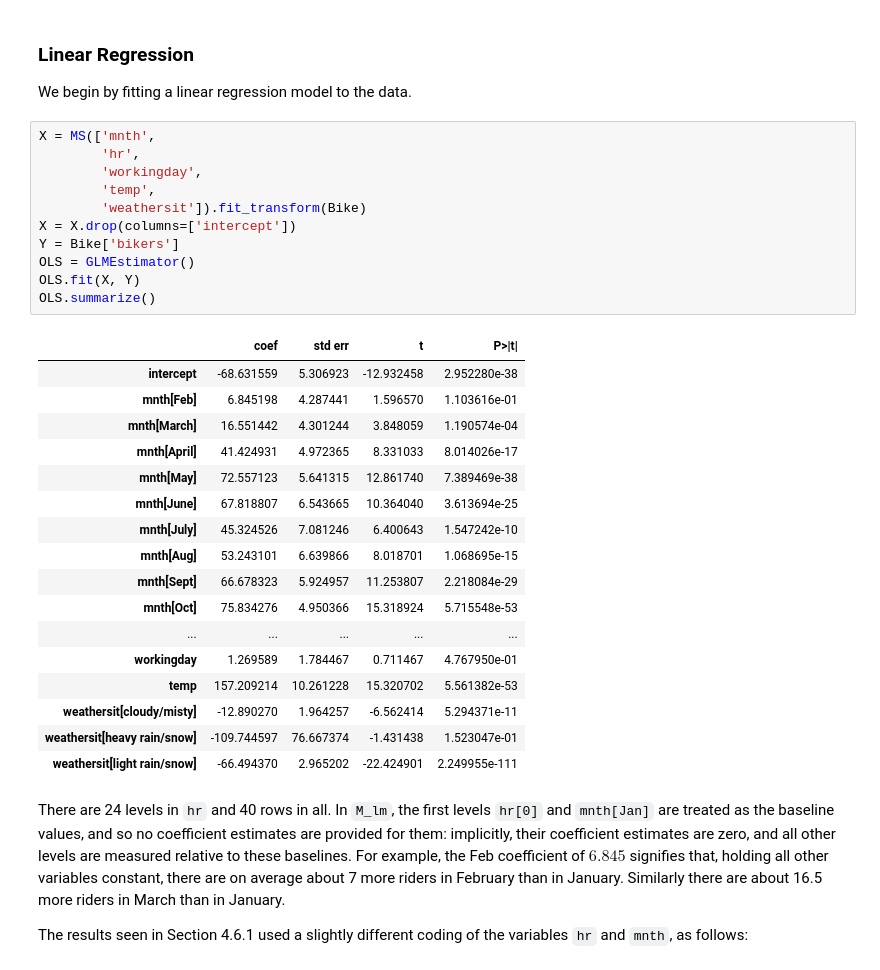
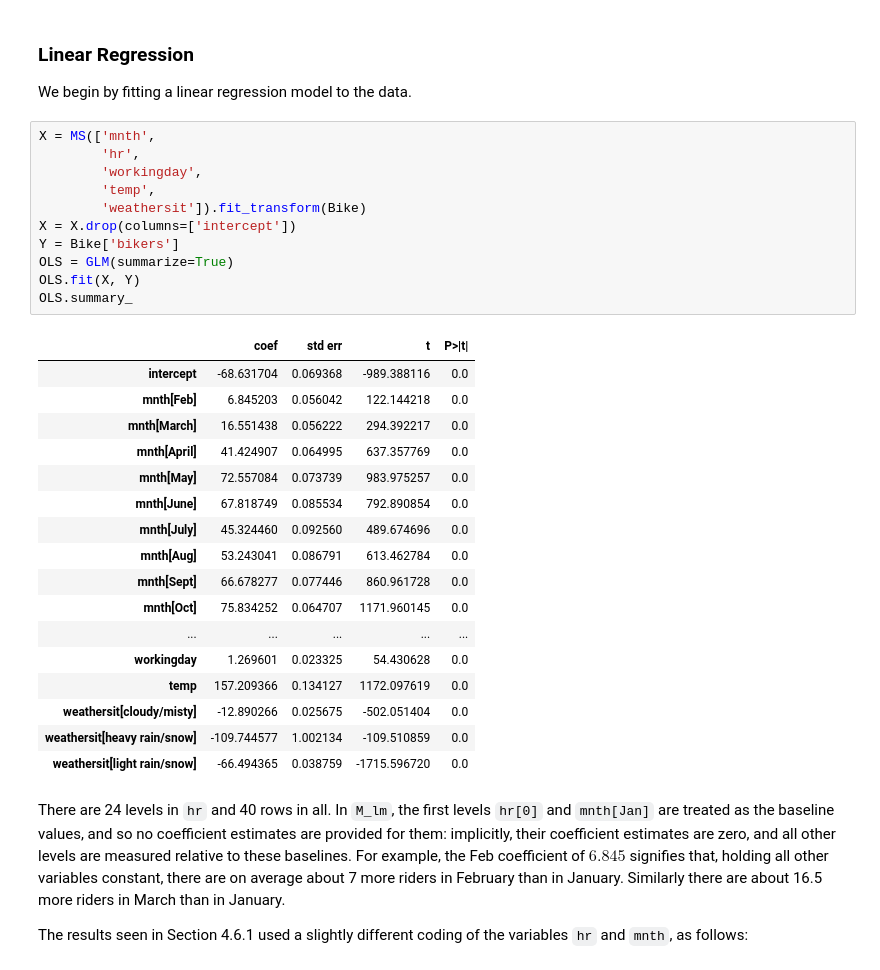
Before and after one commit to jonathan-taylor/glmnetpy, a Jupyter notebook: docs/examples/bikeshare_new.ipynb, the cells around one changed output. Cells and saved outputs as stored; diff of their text form.

```diff
--- a/docs/examples/bikeshare_new.ipynb
+++ b/docs/examples/bikeshare_new.ipynb
@@ -65,32 +65,32 @@ We begin by fitting a linear regression model to the data.
 # %%
 X = MS(['mnth',
         'hr',
         'workingday',
         'temp',
         'weathersit']).fit_transform(Bike)
 X = X.drop(columns=['intercept'])
 Y = Bike['bikers']
-OLS = GLMEstimator()
+OLS = GLM(summarize=True)
 OLS.fit(X, Y)
-OLS.summarize()
+OLS.summary_
 # %% [output]
 |  | coef | std err | t | P>|t| |
-| intercept | -68.631559 | 5.306923 | -12.932458 | 2.952280e-38 |
-| mnth[Feb] | 6.845198 | 4.287441 | 1.596570 | 1.103616e-01 |
-| mnth[March] | 16.551442 | 4.301244 | 3.848059 | 1.190574e-04 |
-| mnth[April] | 41.424931 | 4.972365 | 8.331033 | 8.014026e-17 |
-| mnth[May] | 72.557123 | 5.641315 | 12.861740 | 7.389469e-38 |
-| mnth[June] | 67.818807 | 6.543665 | 10.364040 | 3.613694e-25 |
-| mnth[July] | 45.324526 | 7.081246 | 6.400643 | 1.547242e-10 |
-| mnth[Aug] | 53.243101 | 6.639866 | 8.018701 | 1.068695e-15 |
-| mnth[Sept] | 66.678323 | 5.924957 | 11.253807 | 2.218084e-29 |
-| mnth[Oct] | 75.834276 | 4.950366 | 15.318924 | 5.715548e-53 |
+| intercept | -68.631704 | 0.069368 | -989.388116 | 0.0 |
+| mnth[Feb] | 6.845203 | 0.056042 | 122.144218 | 0.0 |
+| mnth[March] | 16.551438 | 0.056222 | 294.392217 | 0.0 |
+| mnth[April] | 41.424907 | 0.064995 | 637.357769 | 0.0 |
+| mnth[May] | 72.557084 | 0.073739 | 983.975257 | 0.0 |
+| mnth[June] | 67.818749 | 0.085534 | 792.890854 | 0.0 |
+| mnth[July] | 45.324460 | 0.092560 | 489.674696 | 0.0 |
+| mnth[Aug] | 53.243041 | 0.086791 | 613.462784 | 0.0 |
+| mnth[Sept] | 66.678277 | 0.077446 | 860.961728 | 0.0 |
+| mnth[Oct] | 75.834252 | 0.064707 | 1171.960145 | 0.0 |
 | ... | ... | ... | ... | ... |
-| workingday | 1.269589 | 1.784467 | 0.711467 | 4.767950e-01 |
-| temp | 157.209214 | 10.261228 | 15.320702 | 5.561382e-53 |
-| weathersit[cloudy/misty] | -12.890270 | 1.964257 | -6.562414 | 5.294371e-11 |
-| weathersit[heavy rain/snow] | -109.744597 | 76.667374 | -1.431438 | 1.523047e-01 |
-| weathersit[light rain/snow] | -66.494370 | 2.965202 | -22.424901 | 2.249955e-111 |
+| workingday | 1.269601 | 0.023325 | 54.430628 | 0.0 |
+| temp | 157.209366 | 0.134127 | 1172.097619 | 0.0 |
+| weathersit[cloudy/misty] | -12.890266 | 0.025675 | -502.051404 | 0.0 |
+| weathersit[heavy rain/snow] | -109.744577 | 1.002134 | -109.510859 | 0.0 |
+| weathersit[light rain/snow] | -66.494365 | 0.038759 | -1715.596720 | 0.0 |
 # %% [markdown]
 There are 24 levels in `hr` and 40 rows in all.
 In `M_lm`, the first levels `hr[0]` and `mnth[Jan]`  are treated
```
Also changed, not shown: parts of 10 cells of this notebook, 11 other files.
